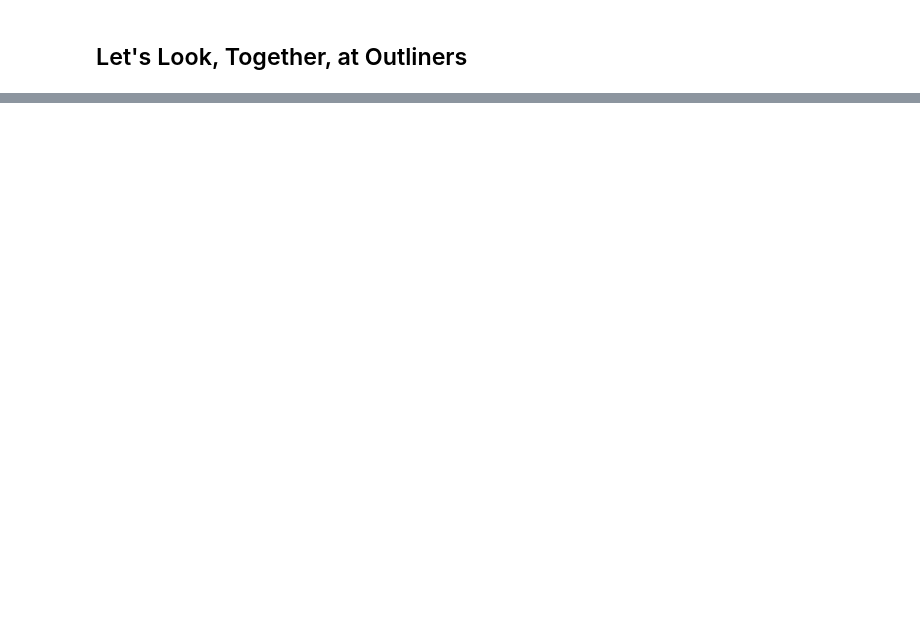
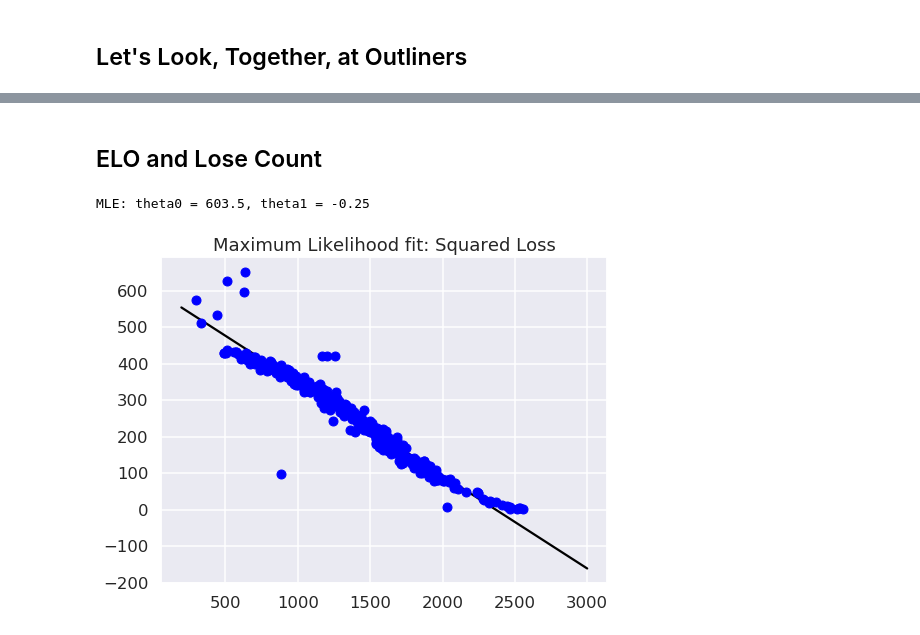
Before and after one commit to cthomps9/Bayes-Final-Project, a Jupyter notebook: Final Project/Cristopher_Thompson_FInal_Project_Pokemon.ipynb, the cells around one changed output, grey strips where cells are left out. Cells and saved outputs as stored; diff of their text form; code cells hidden in the pictures; blank space fills up the shorter version.

```diff
--- a/Final Project/Cristopher_Thompson_FInal_Project_Pokemon.ipynb
+++ b/Final Project/Cristopher_Thompson_FInal_Project_Pokemon.ipynb
@@ -101,0 +137,44 @@ ax.set_title('Maximum Likelihood fit: Squared Loss');
+# %% [markdown]
+## ELO and Lose Count
+# %%
+def residuals(theta, ELO=ELO, Lose_Count=Lose_Count, sigma0=sig0):
+    """
+    Residuals between data y (a vector at points x) and the theoretical model,
+    which here is a straight line with theta[0] = b and theta[1] = m.
+    """
+    delta_y = Lose_Count - theta[0] - theta[1] * ELO
+    return delta_y / sigma0
+
+
+def log_posterior_gaussian(theta):
+    """
+    Returns the logarithm of the posterior, with a standard chi^2 likelihood
+    in terms of the residuals, with Gaussian errors as specified and a
+    uniform prior assumed for theta between 0 and 100.
+    """
+    if (all(theta > 0) and all(theta < 100)):
+        return -0.5 * np.sum(residuals(theta)**2)
+    else:
+        return -np.inf  # recall log(0) = -inf
+
+def squared_loss(theta, ELO=ELO, Lose_Count=Lose_Count, sigma0=sig0):
+    """Loss function is sum of squared residuals divided by 2, which
+        is what we usually call chi^2 / 2.
+    """
+    delta_y = Lose_Count - theta[0] - theta[1] * ELO
+    return np.sum(0.5 * (delta_y / sigma0) ** 2)
+
+theta_MLE = optimize.fmin(squared_loss, [0, 0], disp=False)
+print(f"MLE: theta0 = {theta_MLE[0]:.1f}, theta1 = {theta_MLE[1]:.2f}")
+
+# Plot the MLE fit versus the data
+xfit = np.linspace(195, 3000)
+yfit = theta_MLE[0] + theta_MLE[1] * xfit
+
+fig, ax = plt.subplots(1, 1, figsize=(8,6))
+ax.errorbar(ELO, Lose_Count, sig0, fmt='o', color='blue')
+ax.plot(xfit, yfit, color='black')
+ax.set_title('Maximum Likelihood fit: Squared Loss');
+# %% [output]
+MLE: theta0 = 603.5, theta1 = -0.25
+[figure, added]
```
Also changed, not shown: parts of 14 cells of this notebook.
